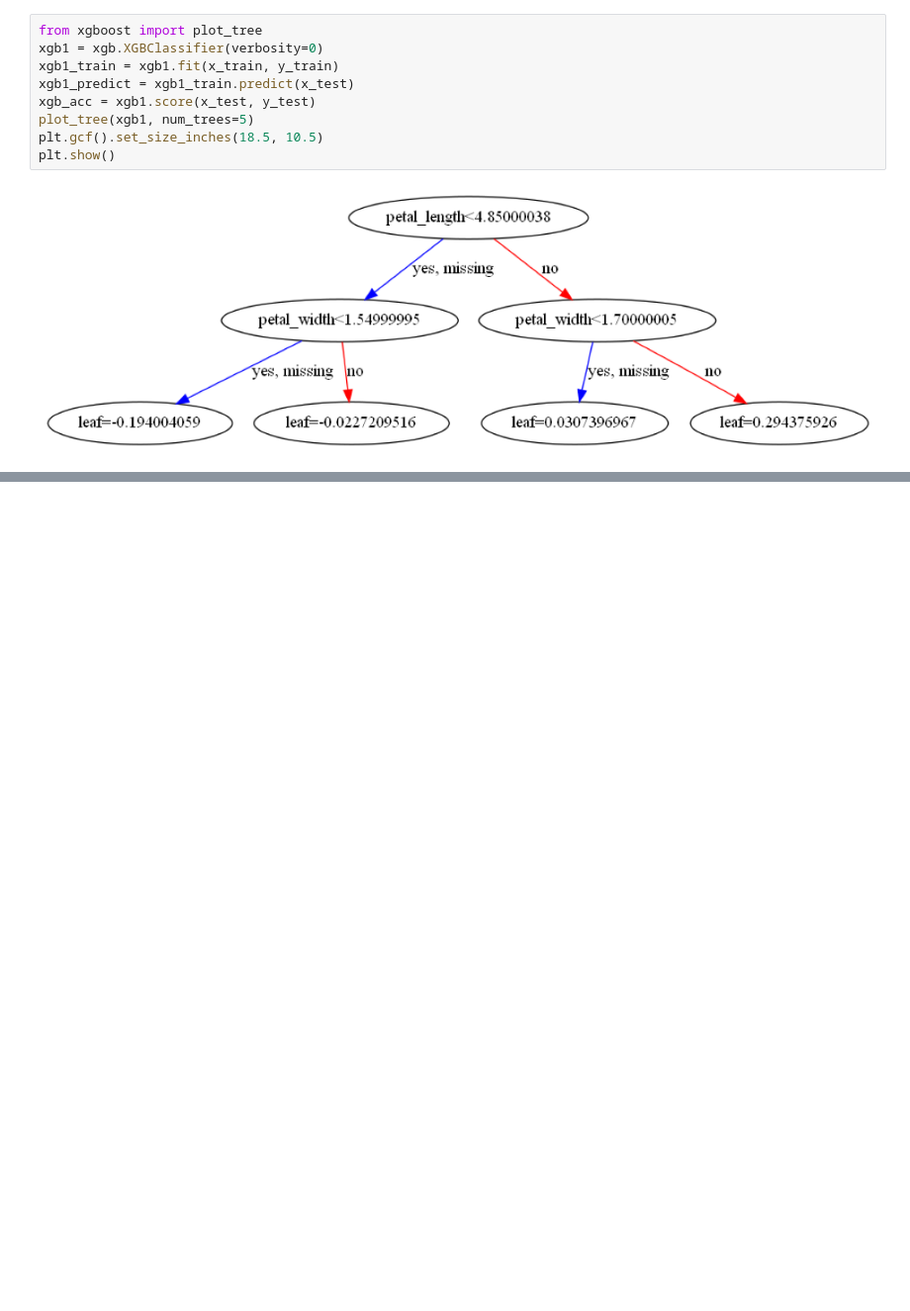
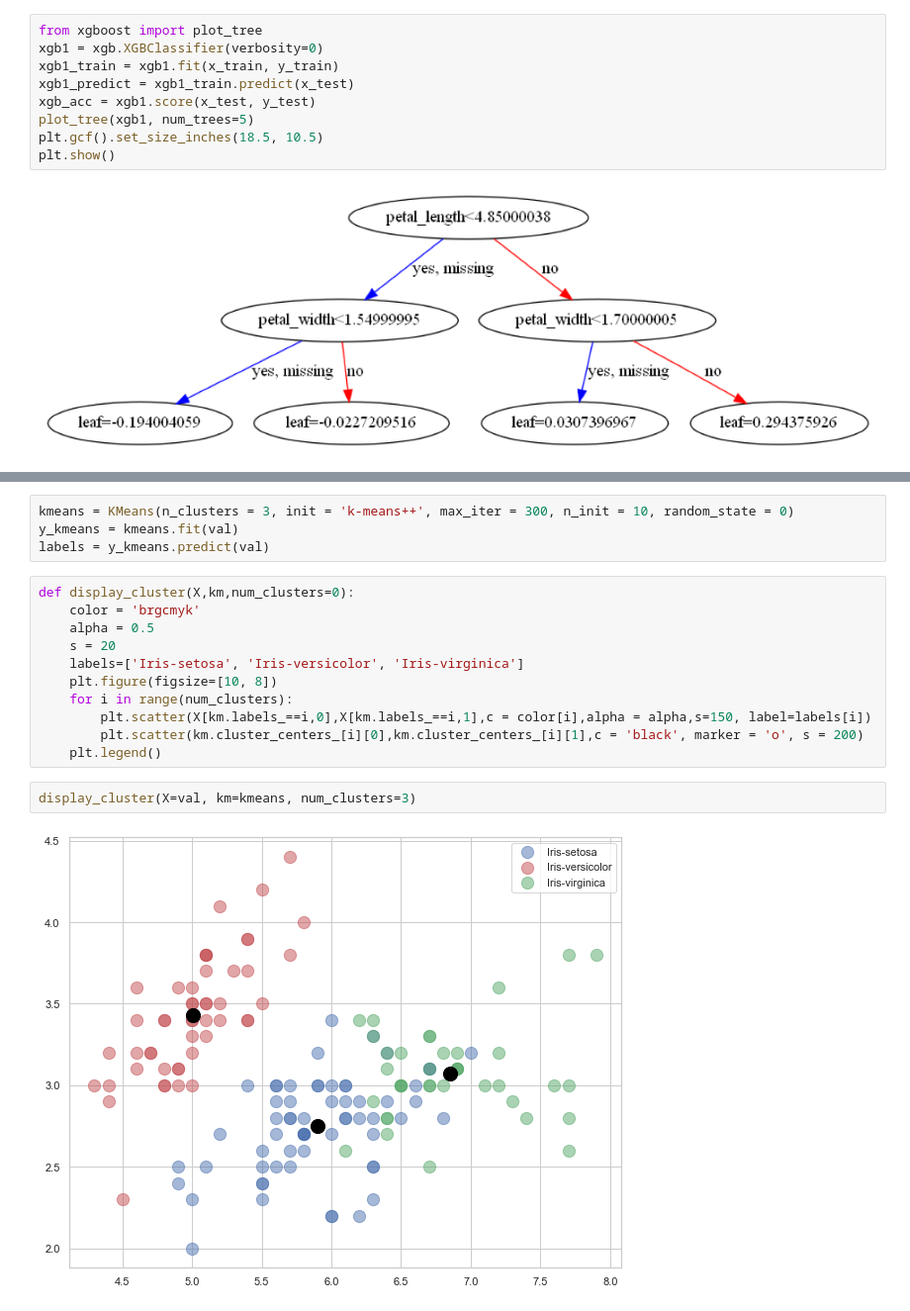
Before and after one commit to SBIK1219/CodingTest, a Jupyter notebook: iris_ML.ipynb, the cells around one changed output, grey strips where cells are left out. Shown: that part at 99% size. Cells and saved outputs as stored; diff of their text form; blank space fills up the shorter version.

```diff
--- a/iris_ML.ipynb
+++ b/iris_ML.ipynb
@@ -154,0 +227,19 @@ def RMSE(y_test, y_predict):
+# %%
+kmeans = KMeans(n_clusters = 3, init = 'k-means++', max_iter = 300, n_init = 10, random_state = 0)
+y_kmeans = kmeans.fit(val)
+labels = y_kmeans.predict(val)
+# %%
+def display_cluster(X,km,num_clusters=0):
+    color = 'brgcmyk'
+    alpha = 0.5
+    s = 20
+    labels=['Iris-setosa', 'Iris-versicolor', 'Iris-virginica']
+    plt.figure(figsize=[10, 8])
+    for i in range(num_clusters):
+        plt.scatter(X[km.labels_==i,0],X[km.labels_==i,1],c = color[i],alpha = alpha,s=150, label=labels[i])
+        plt.scatter(km.cluster_centers_[i][0],km.cluster_centers_[i][1],c = 'black', marker = 'o', s = 200)
+    plt.legend()
+# %%
+display_cluster(X=val, km=kmeans, num_clusters=3)
+# %% [output]
+[figure, added]
```
Also changed, not shown: parts of 26 cells of this notebook, 1 other file.
